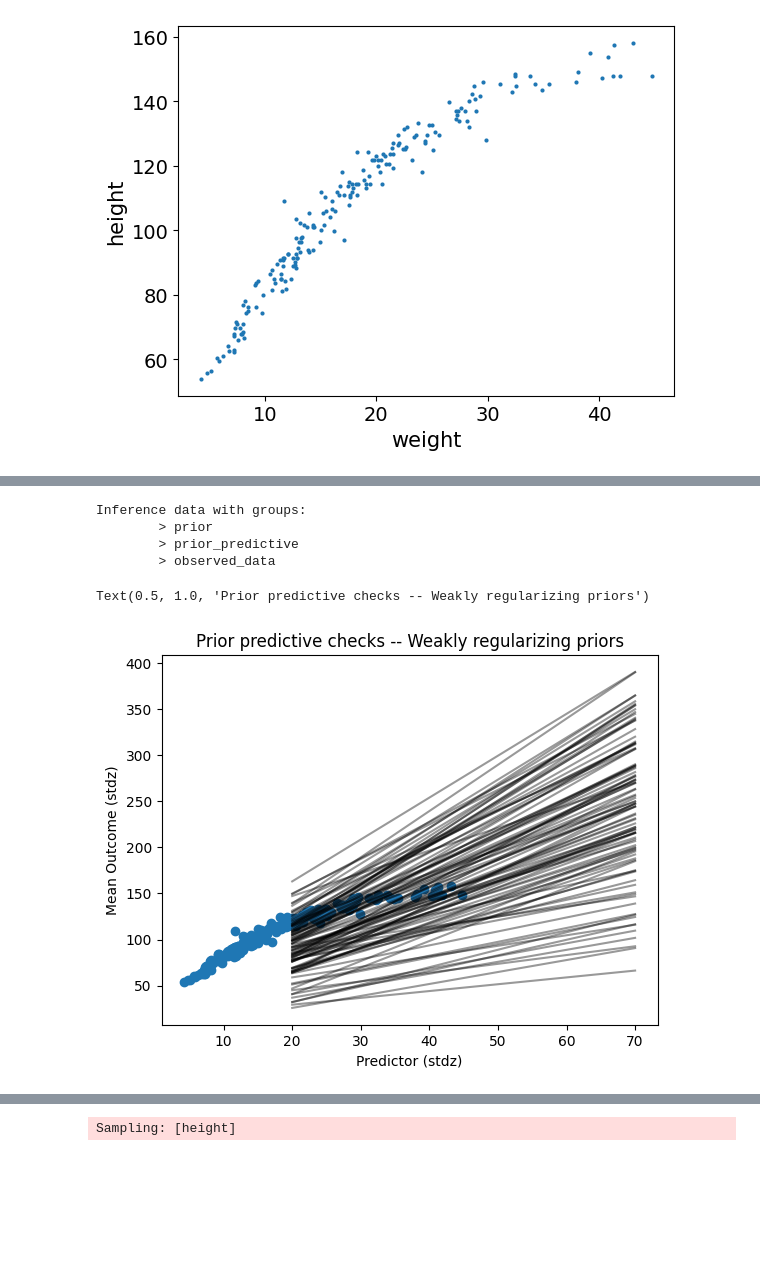
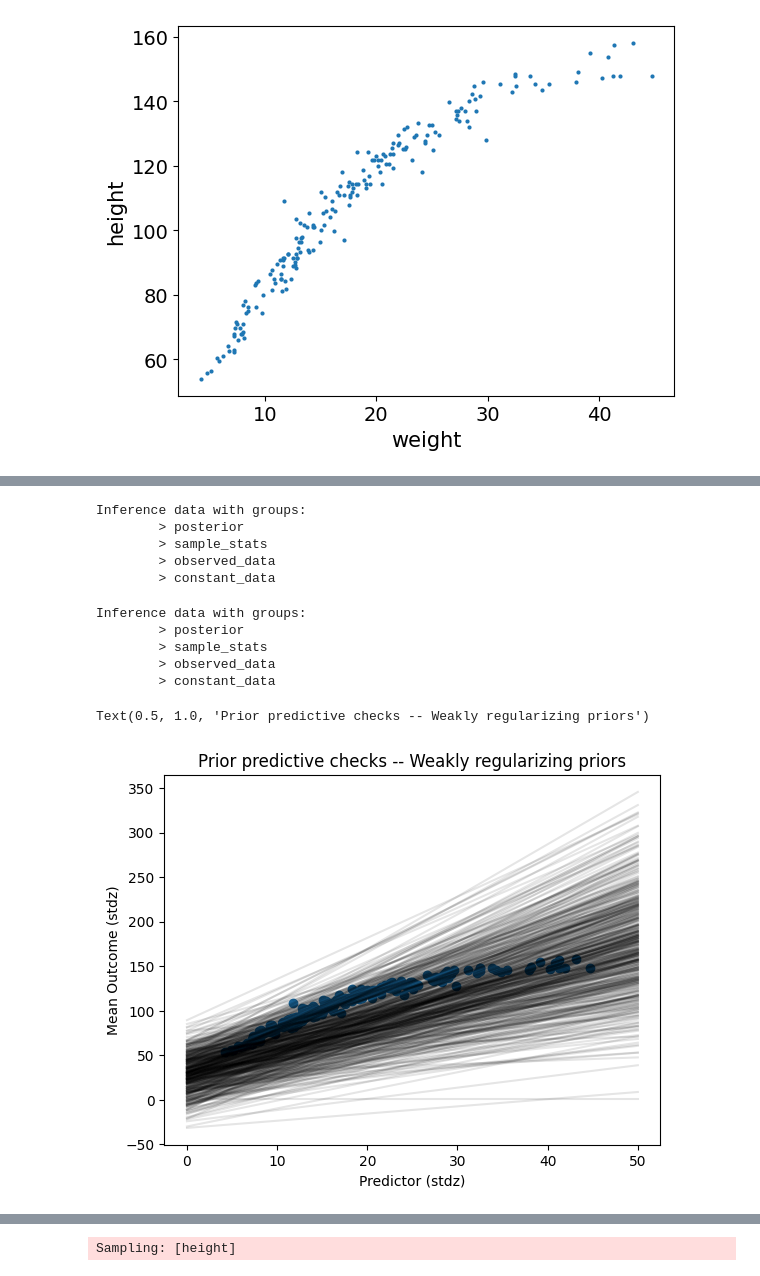
Before and after one commit to voutrata/statistical_rethinking_fork, a Jupyter notebook: my_code/chapter_4/4H2.ipynb, the cells around one changed output, grey strips where cells are left out. Drawn from its saved outputs; the diff is of its cells as text; code cells hidden in the pictures; blank space fills up the shorter version.

```diff
--- a/my_code/chapter_4/4H2.ipynb
+++ b/my_code/chapter_4/4H2.ipynb
@@ -5,5 +6,5 @@ import arviz as az
 # %%
-d = pl.read_csv("../Rethinking_2/Data/Howell1.csv", separator=";")
+d = pl.read_csv("../../Rethinking_2/Data/Howell1.csv", separator=";")
 df_young = d.filter(pl.col("age") < 18).select("height", "weight")
 # %%
 az.plot_pair(df_young.to_dict(), var_names=["weight", "height"])
@@ -18,11 +19,16 @@ with pm.Model() as basic_model:
     beta = pm.Normal(name="beta", mu=3, sigma=1)
     sigma = pm.Uniform(name="sigma", lower=0, upper=20)
 
-    mu = alpha + beta*df_young["weight"].to_numpy()
+    weight = pm.MutableData("weight", df_young["weight"].to_numpy())
+
+    mu = alpha + beta*weight
 
     height = pm.Normal("height", mu=mu, sigma=sigma, observed=df_young["height"].to_numpy())
 
     # check prior predictive
-    idata = pm.sample_prior_predictive(draws=100)
+    basic_prior_predictive = pm.sample_prior_predictive(draws=500)
+
+    # compute posterior
+    basic_posterior_distribution = pm.sample(draws=752)
 # %% [output]
 Sampling: [alpha, beta, height, sigma]
@@ -29,24 +41,33 @@ Sampling: [alpha, beta, height, sigma]
 # %%
-idata
+basic_posterior_distribution
 # %% [output]
 Inference data with groups:
-        > prior
-        > prior_predictive
+        > posterior
+        > sample_stats
         > observed_data
+        > constant_data
+# %%
+basic_posterior_distribution
+# %% [output]
+Inference data with groups:
+        > posterior
+        > sample_stats
+        > observed_data
+        > constant_data
 # %%
 
 _, ax = plt.subplots()
 
-x = xr.DataArray(np.linspace(20, 70, 70), dims=["plot_dim"])
-prior = idata.prior
+x = xr.DataArray(np.linspace(0, 50, 70), dims=["plot_dim"])
+prior = basic_prior_predictive.prior
 y = prior["alpha"] + prior["beta"] * x
 
-ax.plot(x, y.stack(sample=("chain", "draw")), c="k", alpha=0.4)
+ax.plot(x, y.stack(sample=("chain", "draw")), c="k", alpha=0.1)
 ax.scatter(df_young["weight"].to_numpy(), df_young["height"].to_numpy())
 
 ax.set_xlabel("Predictor (stdz)")
 ax.set_ylabel("Mean Outcome (stdz)")
 ax.set_title("Prior predictive checks -- Weakly regularizing priors")
 # %% [output]
 Text(0.5, 1.0, 'Prior predictive checks -- Weakly regularizing priors')
-[figure, old version]
+[figure, new version]
```
Also changed, not shown: parts of 8 cells of this notebook, 3 other files.
